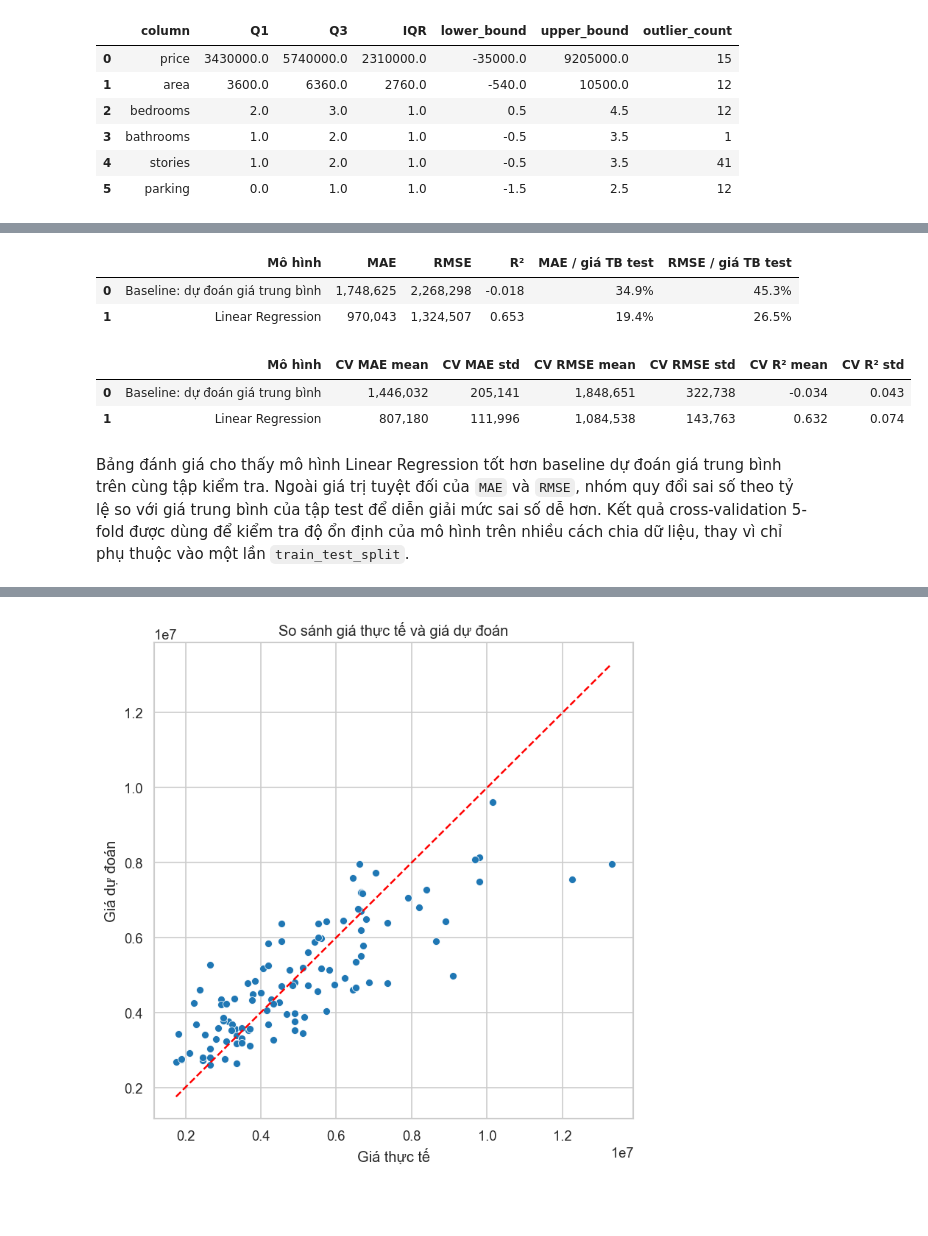
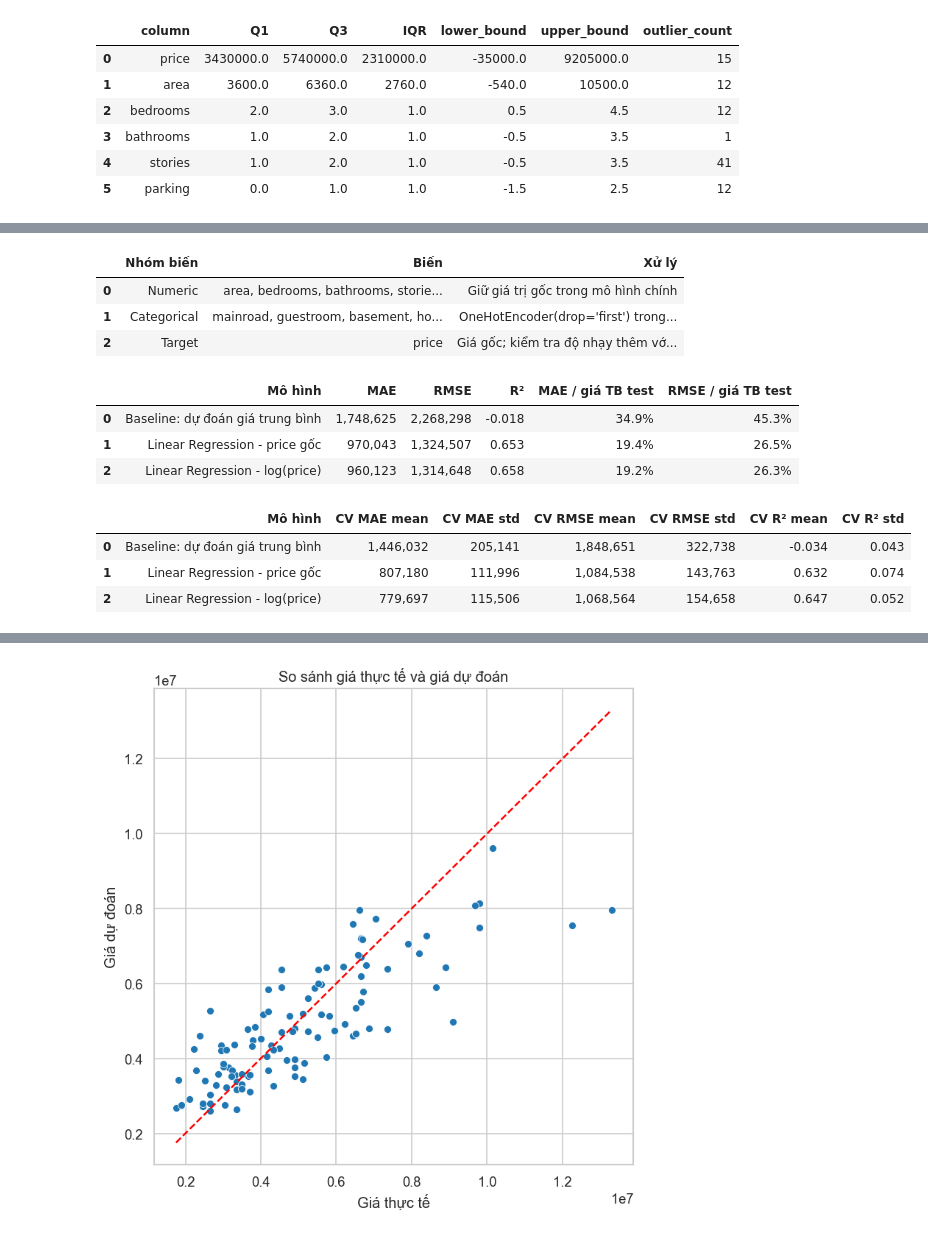
Before and after one commit to uit-straydog/ie224-fp, a Jupyter notebook: main.ipynb, the cells around one changed output, grey strips where cells are left out. Cells and saved outputs as stored; diff of their text form; code cells hidden in the pictures; blank space fills up the shorter version.

```diff
--- a/main.ipynb
+++ b/main.ipynb
@@ -414 +414,30 @@ df_model.head()
+# %%
+target_col = "price"
+numeric_features = ["area", "bedrooms", "bathrooms", "stories", "parking"]
+categorical_features = [
+    "mainroad",
+    "guestroom",
+    "basement",
+    "hotwaterheating",
+    "airconditioning",
+    "prefarea",
+    "furnishingstatus",
+]
+
+X = df.drop(columns=[target_col])
+y = df[target_col]
+
+feature_plan_df = pd.DataFrame(
+    [
+        {"Nhóm biến": "Numeric", "Biến": ", ".join(numeric_features), "Xử lý": "Giữ giá trị gốc trong mô hình chính"},
+        {"Nhóm biến": "Categorical", "Biến": ", ".join(categorical_features), "Xử lý": "OneHotEncoder(drop='first') trong Pipeline"},
+        {"Nhóm biến": "Target", "Biến": target_col, "Xử lý": "Giá gốc; kiểm tra độ nhạy thêm với log(price)"},
+    ]
+)
+feature_plan_df
+# %% [output]
+|  | Nhóm biến | Biến | Xử lý |
+| 0 | Numeric | area, bedrooms, bathrooms, storie... | Giữ giá trị gốc trong mô hình chính |
+| 1 | Categorical | mainroad, guestroom, basement, ho... | OneHotEncoder(drop='first') trong... |
+| 2 | Target | price | Giá gốc; kiểm tra độ nhạy thêm vớ... |
 # %%
@@ -429,22 +481,21 @@ baseline_model = DummyRegressor(strategy="mean")
 baseline_model.fit(X_train, y_train)
 y_pred_baseline = baseline_model.predict(X_test)
 # %%
+def regression_metrics(model_name, y_true, y_prediction):
+    return {
+        "Mô hình": model_name,
+        "MAE": mean_absolute_error(y_true, y_prediction),
+        "RMSE": np.sqrt(mean_squared_error(y_true, y_prediction)),
+        "R²": r2_score(y_true, y_prediction),
+    }
+
+
 mean_test_price = y_test.mean()
-
 metric_df = pd.DataFrame(
     [
-        {
-            "Mô hình": "Baseline: dự đoán giá trung bình",
-            "MAE": mean_absolute_error(y_test, y_pred_baseline),
-            "RMSE": np.sqrt(mean_squared_error(y_test, y_pred_baseline)),
-            "R²": r2_score(y_test, y_pred_baseline),
-        },
-        {
-            "Mô hình": "Linear Regression",
-            "MAE": mean_absolute_error(y_test, y_pred),
-            "RMSE": np.sqrt(mean_squared_error(y_test, y_pred)),
-            "R²": r2_score(y_test, y_pred),
-        },
+        regression_metrics("Baseline: dự đoán giá trung bình", y_test, y_pred_baseline),
+        regression_metrics("Linear Regression - price gốc", y_test, y_pred),
+        regression_metrics("Linear Regression - log(price)", y_test, y_pred_log),
     ]
 )
 metric_df["MAE / giá TB test"] = metric_df["MAE"] / mean_test_price
@@ -461,42 +512,45 @@ metric_df_display
 # %% [output]
 |  | Mô hình | MAE | RMSE | R² | MAE / giá TB test | RMSE / giá TB test |
 | 0 | Baseline: dự đoán giá trung bình | 1,748,625 | 2,268,298 | -0.018 | 34.9% | 45.3% |
-| 1 | Linear Regression | 970,043 | 1,324,507 | 0.653 | 19.4% | 26.5% |
+| 1 | Linear Regression - price gốc | 970,043 | 1,324,507 | 0.653 | 19.4% | 26.5% |
+| 2 | Linear Regression - log(price) | 960,123 | 1,314,648 | 0.658 | 19.2% | 26.3% |
 # %%
 cv = KFold(n_splits=5, shuffle=True, random_state=42)
 models_for_cv = {
     "Baseline: dự đoán giá trung bình": DummyRegressor(strategy="mean"),
-    "Linear Regression": make_pipeline(StandardScaler(), LinearRegression()),
+    "Linear Regression - price gốc": make_regression_pipeline(scale_all_features=False),
+    "Linear Regression - log(price)": TransformedTargetRegressor(
+        regressor=make_regression_pipeline(scale_all_features=False),
+        func=np.log1p,
+        inverse_func=np.expm1,
+    ),
 }
 
 cv_rows = []
 for model_name, estimator in models_for_cv.items():
-    with warnings.catch_warnings():
-        warnings.filterwarnings("ignore", category=RuntimeWarning, message=".*encountered in matmul")
-        cv_mae = -cross_val_score(estimator, X, y, cv=cv, scoring="neg_mean_absolute_error")
-        cv_rmse = np.sqrt(-cross_val_score(estimator, X, y, cv=cv, scoring="neg_mean_squared_error"))
-        cv_r2 = cross_val_score(estimator, X, y, cv=cv, scoring="r2")
+    cv_mae = -cross_val_score(estimator, X, y, cv=cv, scoring="neg_mean_absolute_error")
+    cv_rmse = np.sqrt(-cross_val_score(estimator, X, y, cv=cv, scoring="neg_mean_squared_error"))
+    cv_r2 = cross_val_score(estimator, X, y, cv=cv, scoring="r2")
     cv_rows.append({
         "Mô hình": model_name,
         "CV MAE mean": cv_mae.mean(),
         "CV MAE std": cv_mae.std(),
         "CV RMSE mean": cv_rmse.mean(),
         "CV RMSE std": cv_rmse.std(),
         "CV R² mean": cv_r2.mean(),
         "CV R² std": cv_r2.std(),
     })
 
 cv_df = pd.DataFrame(cv_rows)
 cv_df_display = cv_df.copy()
 for col in ["CV MAE mean", "CV MAE std", "CV RMSE mean", "CV RMSE std"]:
     cv_df_display[col] = cv_df_display[col].map(lambda value: f"{value:,.0f}")
 for col in ["CV R² mean", "CV R² std"]:
     cv_df_display[col] = cv_df_display[col].map(lambda value: f"{value:.3f}")
 
 cv_df_display
 # %% [output]
 |  | Mô hình | CV MAE mean | CV MAE std | CV RMSE mean | CV RMSE std | CV R² mean | CV R² std |
 | 0 | Baseline: dự đoán giá trung bình | 1,446,032 | 205,141 | 1,848,651 | 322,738 | -0.034 | 0.043 |
-| 1 | Linear Regression | 807,180 | 111,996 | 1,084,538 | 143,763 | 0.632 | 0.074 |
+| 1 | Linear Regression - price gốc | 807,180 | 111,996 | 1,084,538 | 143,763 | 0.632 | 0.074 |
+| 2 | Linear Regression - log(price) | 779,697 | 115,506 | 1,068,564 | 154,658 | 0.647 | 0.052 |
-# %% [markdown]
-Bảng đánh giá cho thấy mô hình Linear Regression tốt hơn baseline dự đoán giá trung bình trên cùng tập kiểm tra. Ngoài giá trị tuyệt đối của `MAE` và `RMSE`, nhóm quy đổi sai số theo tỷ lệ so với giá trung bình của tập test để diễn giải mức sai số dễ hơn. Kết quả cross-validation 5-fold được dùng để kiểm tra độ ổn định của mô hình trên nhiều cách chia dữ liệu, thay vì chỉ phụ thuộc vào một lần `train_test_split`.
```
Also changed, not shown: parts of 21 cells of this notebook, 3 other files.
